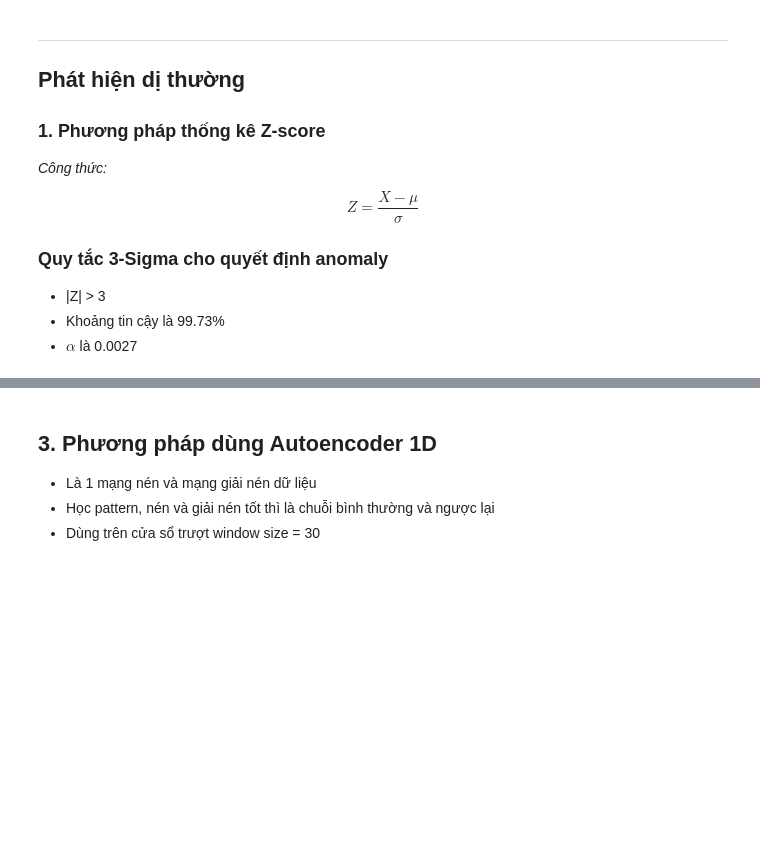
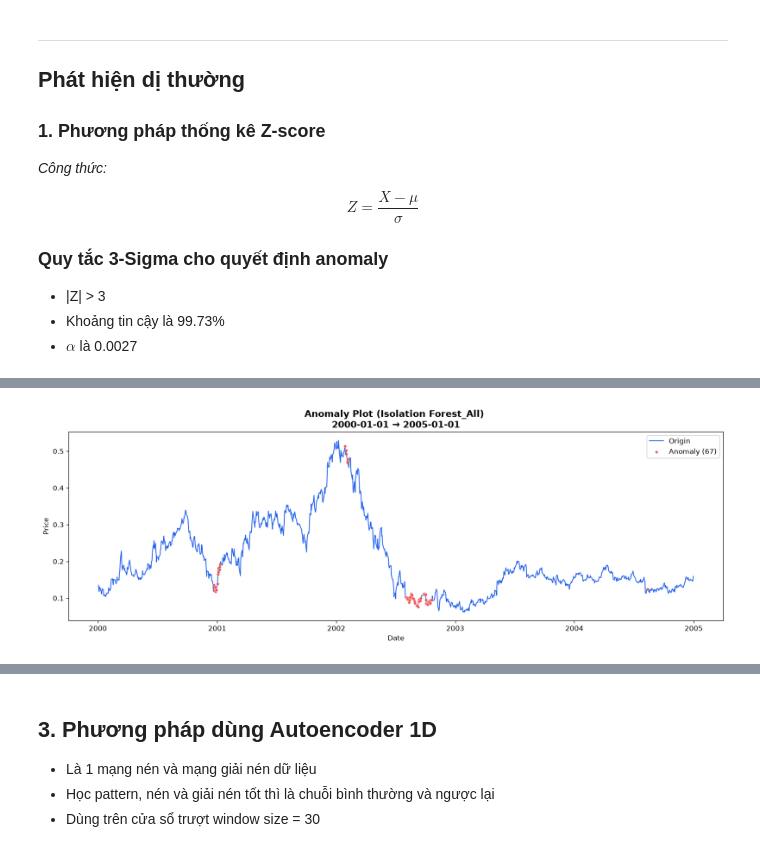
Before and after one commit to Quanbro07/data-mining, a Jupyter notebook: part_a.ipynb, the cells around one changed output, grey strips where cells are left out. Cells and saved outputs as stored; diff of their text form; code cells hidden in the pictures; blank space fills up the shorter version.

```diff
--- a/part_a.ipynb
+++ b/part_a.ipynb
@@ -1667,0 +1759,5 @@ Tỷ lệ giống nhau: 0.9895005249737513
+# %%
+# Tổng hợp trên cửa sổ 7, 30, 90
+plot_anomaly(deseasonalized, df_iforest_all[df_iforest_all["is_anomaly"] == True], "Isolation Forest_All", start_date=pd.Timestamp("2000-01-01"), end_date=pd.Timestamp("2005-01-01"))
+# %% [output]
+[figure, added]
```
Also changed, not shown: parts of 51 cells of this notebook.
